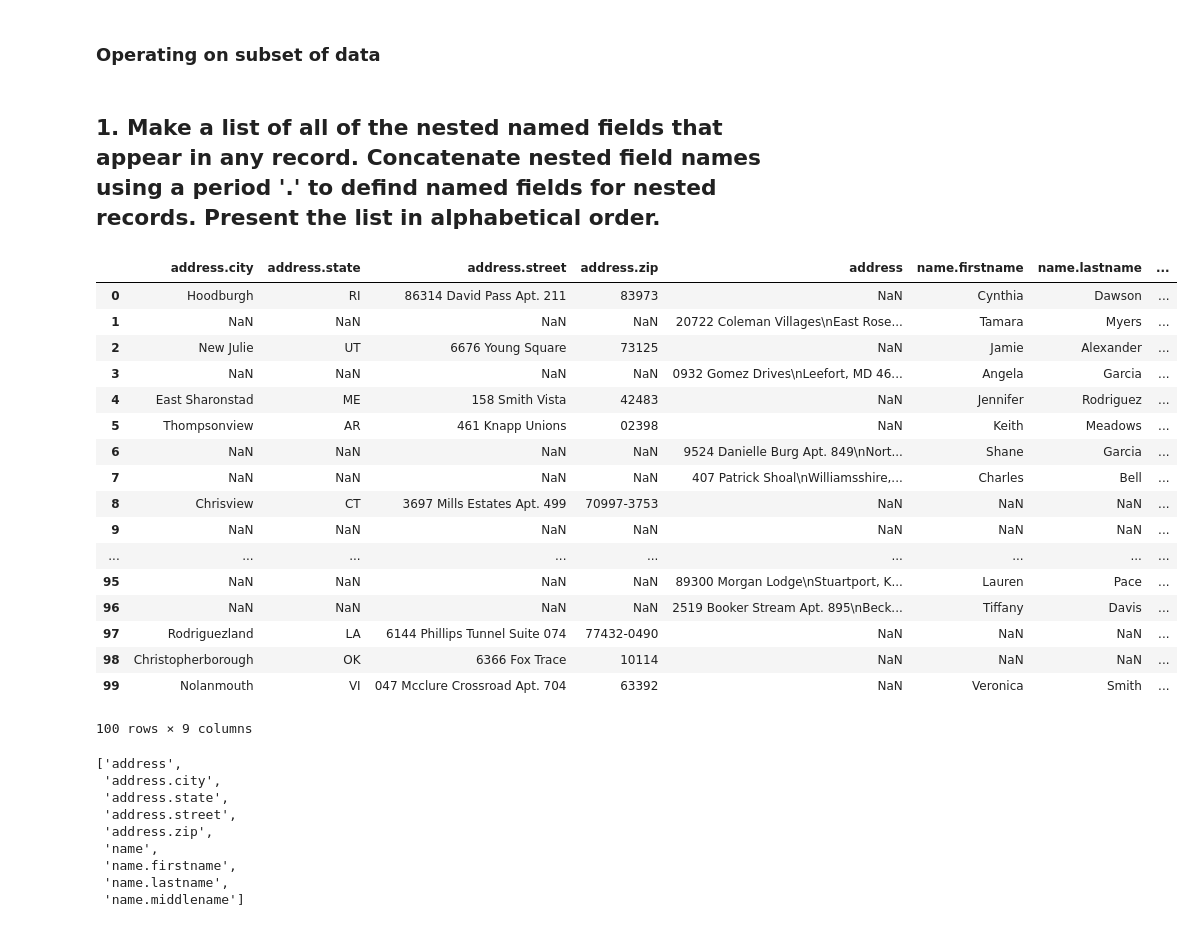
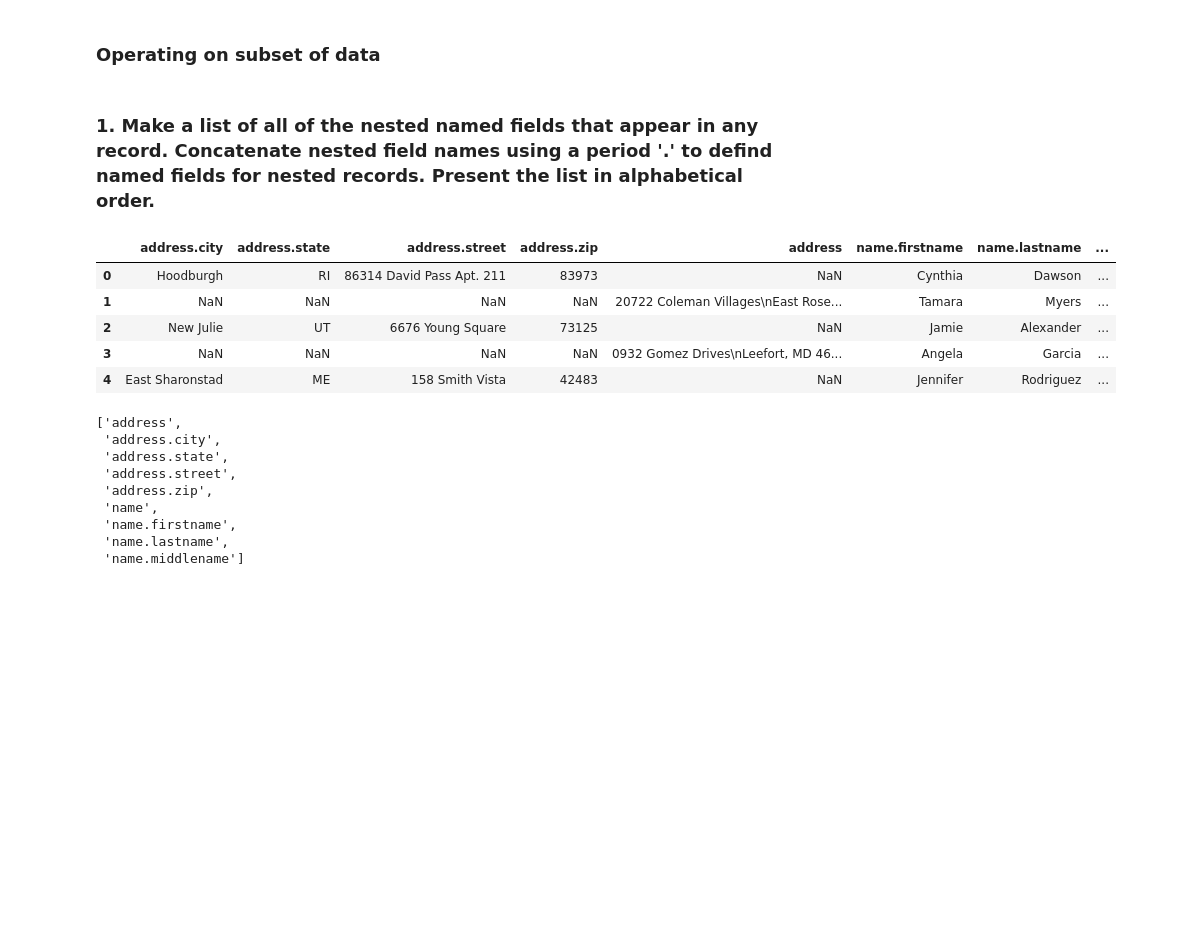
Before and after one commit to caheredia/Data-Science-Portfolio, a Jupyter notebook: ID Analytics Report/develop/2017.10.2_ch_IDA_data_wrangling.ipynb, the cells around one changed output. Saved outputs shown, nothing was run; the diff lists cells and outputs as text; code cells hidden in the pictures; blank space fills up the shorter version.

```diff
--- a/ID Analytics Report/develop/2017.10.2_ch_IDA_data_wrangling.ipynb
+++ b/ID Analytics Report/develop/2017.10.2_ch_IDA_data_wrangling.ipynb
@@ -39,7 +49,7 @@ This initial dataframe has 150,000 entries. Some of the fields (e.g. address and
 # Subset wtih first 100 entries of dataframe
 df_sub = df[0:100].copy()
 # %% [markdown]
-## 1. Make a list of all of the nested named fields that appear in any record. Concatenate nested field names using a period '.' to defind named fields for nested records. Present the list in alphabetical order.
+### 1. Make a list of all of the nested named fields that appear in any record. Concatenate nested field names using a period '.' to defind named fields for nested records. Present the list in alphabetical order.
 # %%
 def expand_dict(dframe, dict_names):
     """This function will take a dataframe and dictionary list as inputs.
@@ -65,26 +75,14 @@ def expand_dict(dframe, dict_names):
 # %%
 #Invoke the function above
 df_sub = expand_dict(df_sub, ['address', 'name'])
-df_sub
+df_sub.head()
 # %% [output]
 |  | address.city | address.state | address.street | address.zip | address | name.firstname | name.lastname | ... |
 | 0 | Hoodburgh | RI | 86314 David Pass Apt. 211 | 83973 | NaN | Cynthia | Dawson | ... |
 | 1 | NaN | NaN | NaN | NaN | 20722 Coleman Villages\nEast Rose... | Tamara | Myers | ... |
 | 2 | New Julie | UT | 6676 Young Square | 73125 | NaN | Jamie | Alexander | ... |
 | 3 | NaN | NaN | NaN | NaN | 0932 Gomez Drives\nLeefort, MD 46... | Angela | Garcia | ... |
 | 4 | East Sharonstad | ME | 158 Smith Vista | 42483 | NaN | Jennifer | Rodriguez | ... |
-| 5 | Thompsonview | AR | 461 Knapp Unions | 02398 | NaN | Keith | Meadows | ... |
-| 6 | NaN | NaN | NaN | NaN | 9524 Danielle Burg Apt. 849\nNort... | Shane | Garcia | ... |
-| 7 | NaN | NaN | NaN | NaN | 407 Patrick Shoal\nWilliamsshire,... | Charles | Bell | ... |
-| 8 | Chrisview | CT | 3697 Mills Estates Apt. 499 | 70997-3753 | NaN | NaN | NaN | ... |
-| 9 | NaN | NaN | NaN | NaN | NaN | NaN | NaN | ... |
-| ... | ... | ... | ... | ... | ... | ... | ... | ... |
-| 95 | NaN | NaN | NaN | NaN | 89300 Morgan Lodge\nStuartport, K... | Lauren | Pace | ... |
-| 96 | NaN | NaN | NaN | NaN | 2519 Booker Stream Apt. 895\nBeck... | Tiffany | Davis | ... |
-| 97 | Rodriguezland | LA | 6144 Phillips Tunnel Suite 074 | 77432-0490 | NaN | NaN | NaN | ... |
-| 98 | Christopherborough | OK | 6366 Fox Trace | 10114 | NaN | NaN | NaN | ... |
-| 99 | Nolanmouth | VI | 047 Mcclure Crossroad Apt. 704 | 63392 | NaN | Veronica | Smith | ... |
-100 rows × 9 columns
 # %%
 # An alphabetical order list of the fields
 sorted(list(df_sub.columns))
```
Also changed, not shown: parts of 33 cells of this notebook, 1 other file.
